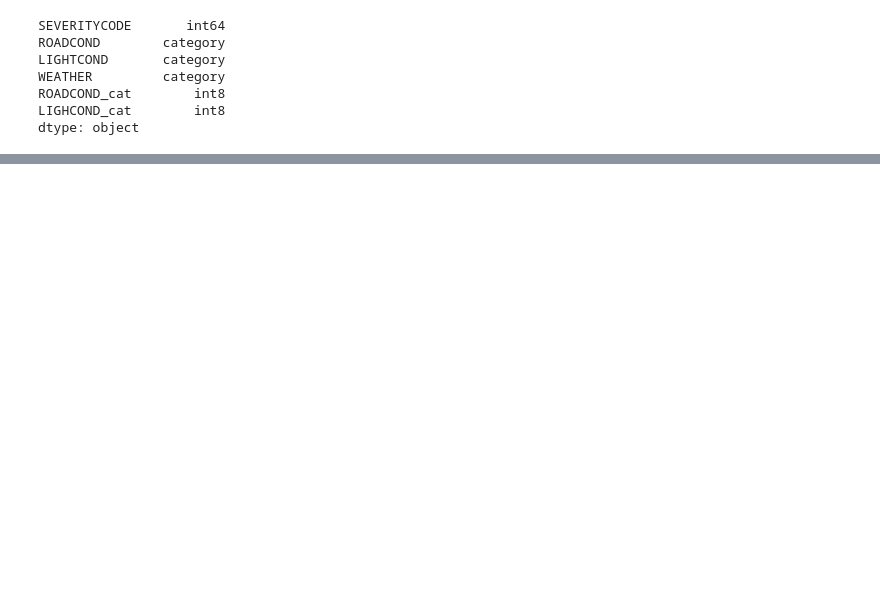
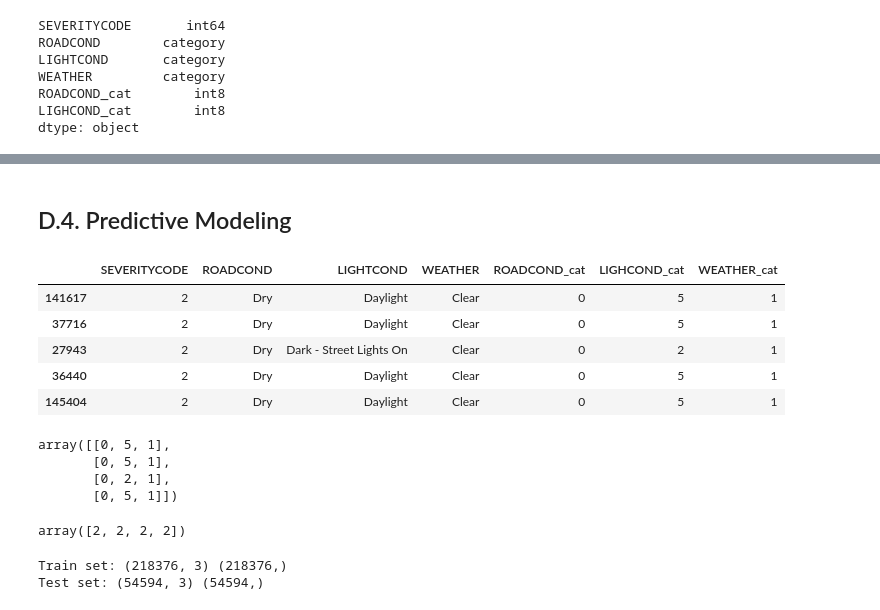
Before and after one commit to ahmadmana3/collision, a Jupyter notebook: collision.ipynb, the cells around one changed output, grey strips where cells are left out. Drawn from its saved outputs; the diff is of its cells as text; code cells hidden in the pictures; blank space fills up the shorter version.

```diff
--- a/collision.ipynb
+++ b/collision.ipynb
@@ -227,0 +284,11 @@ df_over.head()
+# %% [markdown]
+## D.4. Predictive Modeling
+# %%
+df_over.head()
+# %% [output]
+|  | SEVERITYCODE | ROADCOND | LIGHTCOND | WEATHER | ROADCOND_cat | LIGHCOND_cat | WEATHER_cat |
+| 141617 | 2 | Dry | Daylight | Clear | 0 | 5 | 1 |
+| 37716 | 2 | Dry | Daylight | Clear | 0 | 5 | 1 |
+| 27943 | 2 | Dry | Dark - Street Lights On | Clear | 0 | 2 | 1 |
+| 36440 | 2 | Dry | Daylight | Clear | 0 | 5 | 1 |
+| 145404 | 2 | Dry | Daylight | Clear | 0 | 5 | 1 |
@@ -227,0 +297,23 @@ df_over.head()
+# %%
+import numpy as np
+X=np.asarray(df_fea)
+X[0:4]
+# %% [output]
+array([[0, 5, 1],
+       [0, 5, 1],
+       [0, 2, 1],
+       [0, 5, 1]])
+# %%
+df_severity=df_over['SEVERITYCODE'].astype('int')
+y=np.asarray(df_severity)
+y[0:4]
+# %% [output]
+array([2, 2, 2, 2])
+# %%
+from sklearn.model_selection import train_test_split
+X_train, X_test, y_train, y_test = train_test_split( X, y, test_size=0.2, random_state=4)
+print ('Train set:', X_train.shape,  y_train.shape)
+print ('Test set:', X_test.shape,  y_test.shape)
+# %% [output]
+Train set: (218376, 3) (218376,)
+Test set: (54594, 3) (54594,)
```
Also changed, not shown: parts of 21 cells of this notebook.
